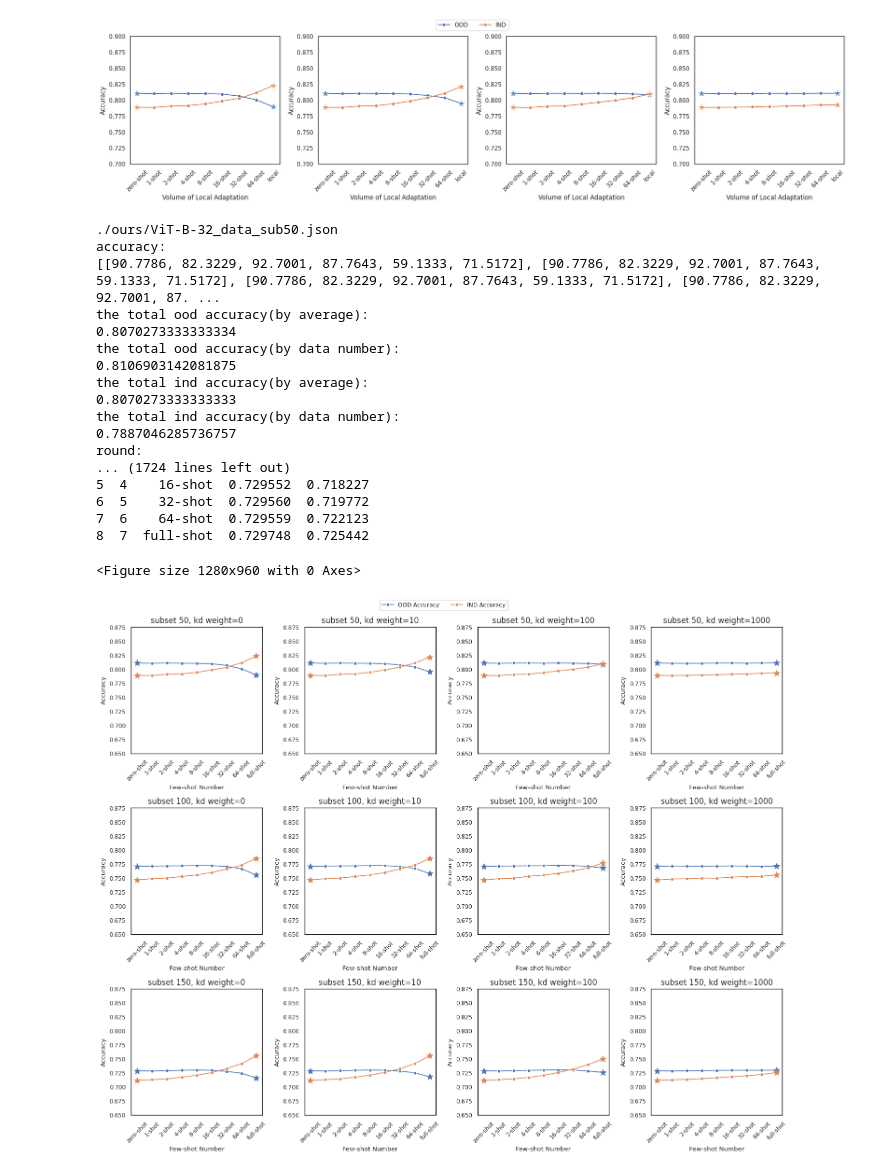
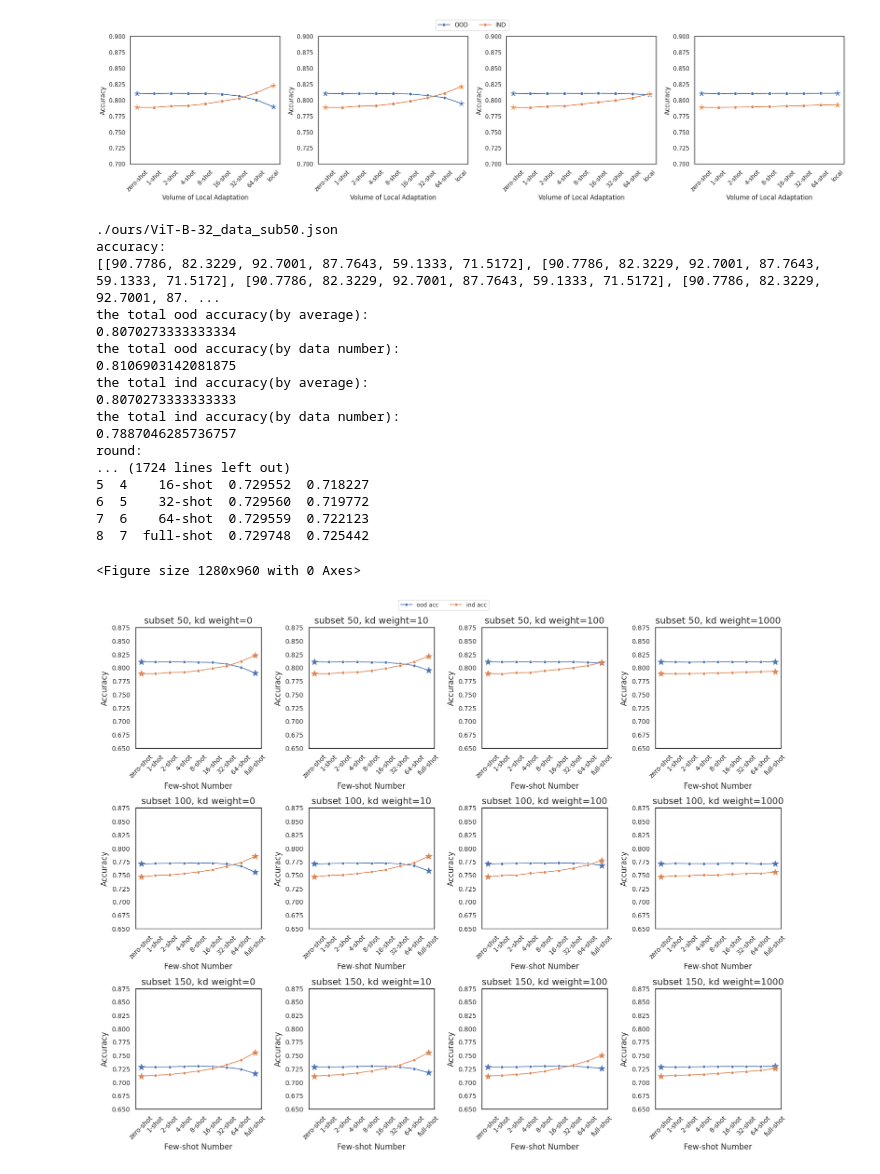
Before and after one commit to ntu-zjy/DomainFL, a Jupyter notebook: core/results/read_result.ipynb, the cells around one changed output. Saved outputs shown, nothing was run; the diff lists cells and outputs as text; code cells hidden in the pictures.

```diff
--- a/core/results/read_result.ipynb
+++ b/core/results/read_result.ipynb
@@ -320,8 +320,8 @@ for j in range(3):
         print(df)
 
         # 绘制中间点的线图
-        sns.lineplot(data=df, x='x', y='ood', marker='o', label='OOD Accuracy', ax=axes[j, i], legend=False)
-        sns.lineplot(data=df, x='x', y='ind', marker='o', label='IND Accuracy', ax=axes[j, i], legend=False)
+        sns.lineplot(data=df, x='x', y='ood', marker='o', label='ood acc', ax=axes[j, i], legend=False)
+        sns.lineplot(data=df, x='x', y='ind', marker='o', label='ind acc', ax=axes[j, i], legend=False)
 
         # 绘制特殊点
         axes[j, i].scatter(df['x'][0], df['ood'][0], color=default_colors[0], s=100, marker='*', zorder=5)
@@ -342,39 +342,43 @@ for j in range(3):
         axes[j, i].set_xticklabels(df['x_label'], rotation=45)
 
         # 设置其他图形元素
-        axes[j, i].set_title(f'subset {sub[j]}, kd weight={kds_title[i]}', fontsize=12)
-        axes[j, i].set_xlabel('Few-shot Number')
-        axes[j, i].set_ylabel('Accuracy')
+        axes[j, i].set_title(f'subset {sub[j]}, kd weight={kds_title[i]}', fontsize=14)
+        axes[j, i].set_xlabel('Few-shot Number', fontsize=12)
+        axes[j, i].set_ylabel('Accuracy', fontsize=12)
+
+        # 设置y轴，x轴标签大小为10
+        axes[j, i].tick_params(axis='y', labelsize=10)
+        axes[j, i].tick_params(axis='x', labelsize=10)
 
         # 设置ylim
         axes[j, i].set_ylim(0.650, 0.875)
 
 # 添加图例到一个子图外部
 handles, labels = axes[0,0].get_legend_handles_labels()
 fig.legend(handles, labels, loc='upper center', ncol=2)
 
 plt.tight_layout(rect=[0, 0, 1, 0.98])
 
 plt.savefig('local_adaptation.pdf')
 # 显示图形
 plt.show()
 # %% [output]
 ./ours/ViT-B-32_data_sub50.json
 accuracy:
 [[90.7786, 82.3229, 92.7001, 87.7643, 59.1333, 71.5172], [90.7786, 82.3229, 92.7001, 87.7643, 59.1333, 71.5172], [90.7786, 82.3229, 92.7001, 87.7643, 59.1333, 71.5172], [90.7786, 82.3229, 92.7001, 87. ...
 the total ood accuracy(by average):
 0.8070273333333334
 the total ood accuracy(by data number):
 0.8106903142081875
 the total ind accuracy(by average):
 0.8070273333333333
 the total ind accuracy(by data number):
 0.7887046285736757
 round:
 ... (1724 lines left out)
 5  4    16-shot  0.729552  0.718227
 6  5    32-shot  0.729560  0.719772
 7  6    64-shot  0.729559  0.722123
 8  7  full-shot  0.729748  0.725442
 <Figure size 1280x960 with 0 Axes>
-[figure, old version]
+[figure, new version]
```
Also changed, not shown: parts of 2 cells of this notebook, 1 other file.
